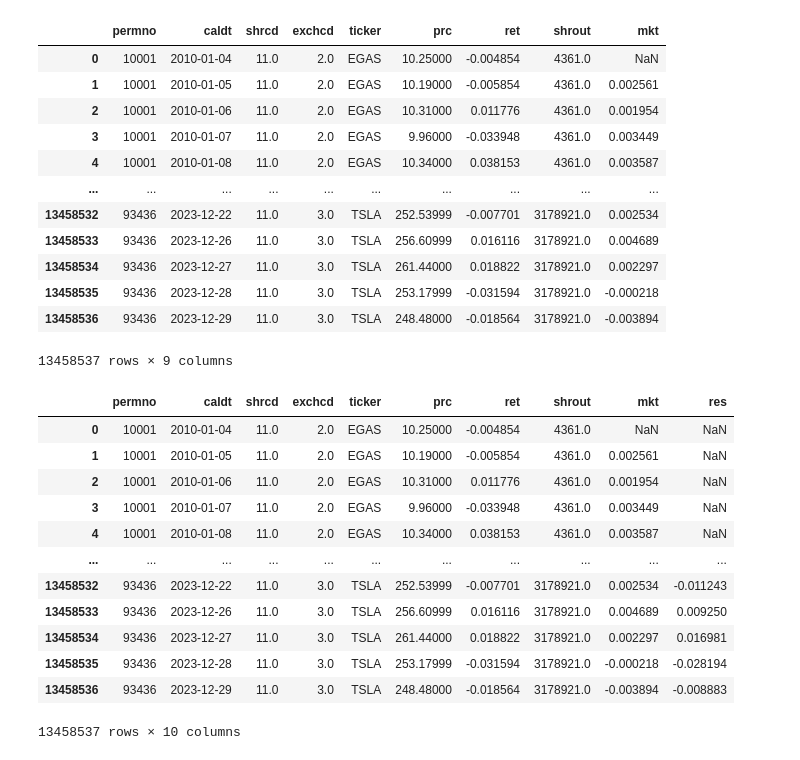
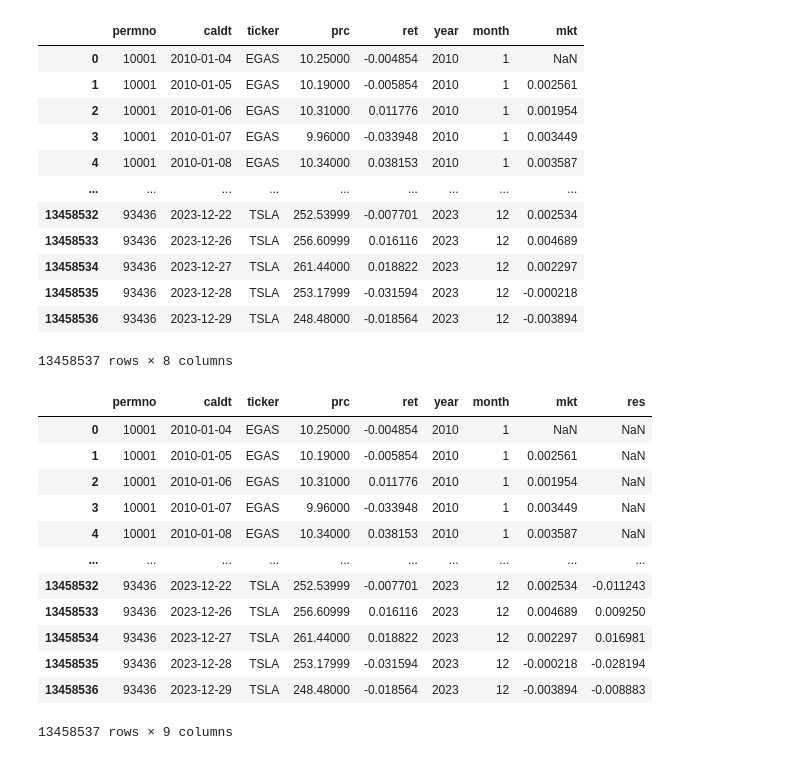
Before and after one commit to andrewhall1124/momentum, a Jupyter notebook: momentum_monthly_z.ipynb, the cells around one changed output. Saved outputs shown, nothing was run; the diff lists cells and outputs as text; code cells hidden in the pictures.

```diff
--- a/momentum_monthly_z.ipynb
+++ b/momentum_monthly_z.ipynb
@@ -6,28 +6,43 @@ import matplotlib.pyplot as plt
 import seaborn as sns
 from scipy.stats import zscore
 # %%
-# Read in and merge crsp daily and benchmark data
+# Read in crsp daily data
 df = pd.read_csv("subset.csv", index_col=0)
+
+# Drop columns
+df = df.drop(columns=['shrcd', 'exchcd', 'shrout'])
+
+# Clean date variables
+df['caldt'] = pd.to_datetime(df['caldt'])
+df['year'] = df['caldt'].dt.year
+df['month'] = df['caldt'].dt.month
+
+# Read in benchmark data
 bmk = pd.read_csv("bmk.csv")
+
+# Clean date variables
+bmk['caldt'] = pd.to_datetime(bmk['caldt'])
+
+# Merge
 df = df.merge(bmk, on='caldt', how='left')
 
-df = df.drop_duplicates()
+df = df.drop_duplicates().reset_index(drop=True)
 
 df
 # %% [output]
-|  | permno | caldt | shrcd | exchcd | ticker | prc | ret | shrout | mkt |
-| 0 | 10001 | 2010-01-04 | 11.0 | 2.0 | EGAS | 10.25000 | -0.004854 | 4361.0 | NaN |
-| 1 | 10001 | 2010-01-05 | 11.0 | 2.0 | EGAS | 10.19000 | -0.005854 | 4361.0 | 0.002561 |
-| 2 | 10001 | 2010-01-06 | 11.0 | 2.0 | EGAS | 10.31000 | 0.011776 | 4361.0 | 0.001954 |
-| 3 | 10001 | 2010-01-07 | 11.0 | 2.0 | EGAS | 9.96000 | -0.033948 | 4361.0 | 0.003449 |
-| 4 | 10001 | 2010-01-08 | 11.0 | 2.0 | EGAS | 10.34000 | 0.038153 | 4361.0 | 0.003587 |
-| ... | ... | ... | ... | ... | ... | ... | ... | ... | ... |
-| 13458532 | 93436 | 2023-12-22 | 11.0 | 3.0 | TSLA | 252.53999 | -0.007701 | 3178921.0 | 0.002534 |
-| 13458533 | 93436 | 2023-12-26 | 11.0 | 3.0 | TSLA | 256.60999 | 0.016116 | 3178921.0 | 0.004689 |
-| 13458534 | 93436 | 2023-12-27 | 11.0 | 3.0 | TSLA | 261.44000 | 0.018822 | 3178921.0 | 0.002297 |
-| 13458535 | 93436 | 2023-12-28 | 11.0 | 3.0 | TSLA | 253.17999 | -0.031594 | 3178921.0 | -0.000218 |
-| 13458536 | 93436 | 2023-12-29 | 11.0 | 3.0 | TSLA | 248.48000 | -0.018564 | 3178921.0 | -0.003894 |
+|  | permno | caldt | ticker | prc | ret | year | month | mkt |
+| 0 | 10001 | 2010-01-04 | EGAS | 10.25000 | -0.004854 | 2010 | 1 | NaN |
+| 1 | 10001 | 2010-01-05 | EGAS | 10.19000 | -0.005854 | 2010 | 1 | 0.002561 |
+| 2 | 10001 | 2010-01-06 | EGAS | 10.31000 | 0.011776 | 2010 | 1 | 0.001954 |
+| 3 | 10001 | 2010-01-07 | EGAS | 9.96000 | -0.033948 | 2010 | 1 | 0.003449 |
+| 4 | 10001 | 2010-01-08 | EGAS | 10.34000 | 0.038153 | 2010 | 1 | 0.003587 |
+| ... | ... | ... | ... | ... | ... | ... | ... | ... |
+| 13458532 | 93436 | 2023-12-22 | TSLA | 252.53999 | -0.007701 | 2023 | 12 | 0.002534 |
+| 13458533 | 93436 | 2023-12-26 | TSLA | 256.60999 | 0.016116 | 2023 | 12 | 0.004689 |
+| 13458534 | 93436 | 2023-12-27 | TSLA | 261.44000 | 0.018822 | 2023 | 12 | 0.002297 |
+| 13458535 | 93436 | 2023-12-28 | TSLA | 253.17999 | -0.031594 | 2023 | 12 | -0.000218 |
+| 13458536 | 93436 | 2023-12-29 | TSLA | 248.48000 | -0.018564 | 2023 | 12 | -0.003894 |
-13458537 rows × 9 columns
+13458537 rows × 8 columns
 # %%
 # Compute residuals to mkt factor (IWV daily returns)
 window = 20
@@ -55,16 +70,16 @@ df['res'] = residuals
 
 df
 # %% [output]
-|  | permno | caldt | shrcd | exchcd | ticker | prc | ret | shrout | mkt | res |
-| 0 | 10001 | 2010-01-04 | 11.0 | 2.0 | EGAS | 10.25000 | -0.004854 | 4361.0 | NaN | NaN |
-| 1 | 10001 | 2010-01-05 | 11.0 | 2.0 | EGAS | 10.19000 | -0.005854 | 4361.0 | 0.002561 | NaN |
-| 2 | 10001 | 2010-01-06 | 11.0 | 2.0 | EGAS | 10.31000 | 0.011776 | 4361.0 | 0.001954 | NaN |
-| 3 | 10001 | 2010-01-07 | 11.0 | 2.0 | EGAS | 9.96000 | -0.033948 | 4361.0 | 0.003449 | NaN |
-| 4 | 10001 | 2010-01-08 | 11.0 | 2.0 | EGAS | 10.34000 | 0.038153 | 4361.0 | 0.003587 | NaN |
-| ... | ... | ... | ... | ... | ... | ... | ... | ... | ... | ... |
-| 13458532 | 93436 | 2023-12-22 | 11.0 | 3.0 | TSLA | 252.53999 | -0.007701 | 3178921.0 | 0.002534 | -0.011243 |
-| 13458533 | 93436 | 2023-12-26 | 11.0 | 3.0 | TSLA | 256.60999 | 0.016116 | 3178921.0 | 0.004689 | 0.009250 |
-| 13458534 | 93436 | 2023-12-27 | 11.0 | 3.0 | TSLA | 261.44000 | 0.018822 | 3178921.0 | 0.002297 | 0.016981 |
-| 13458535 | 93436 | 2023-12-28 | 11.0 | 3.0 | TSLA | 253.17999 | -0.031594 | 3178921.0 | -0.000218 | -0.028194 |
-| 13458536 | 93436 | 2023-12-29 | 11.0 | 3.0 | TSLA | 248.48000 | -0.018564 | 3178921.0 | -0.003894 | -0.008883 |
+|  | permno | caldt | ticker | prc | ret | year | month | mkt | res |
+| 0 | 10001 | 2010-01-04 | EGAS | 10.25000 | -0.004854 | 2010 | 1 | NaN | NaN |
+| 1 | 10001 | 2010-01-05 | EGAS | 10.19000 | -0.005854 | 2010 | 1 | 0.002561 | NaN |
+| 2 | 10001 | 2010-01-06 | EGAS | 10.31000 | 0.011776 | 2010 | 1 | 0.001954 | NaN |
+| 3 | 10001 | 2010-01-07 | EGAS | 9.96000 | -0.033948 | 2010 | 1 | 0.003449 | NaN |
+| 4 | 10001 | 2010-01-08 | EGAS | 10.34000 | 0.038153 | 2010 | 1 | 0.003587 | NaN |
+| ... | ... | ... | ... | ... | ... | ... | ... | ... | ... |
+| 13458532 | 93436 | 2023-12-22 | TSLA | 252.53999 | -0.007701 | 2023 | 12 | 0.002534 | -0.011243 |
+| 13458533 | 93436 | 2023-12-26 | TSLA | 256.60999 | 0.016116 | 2023 | 12 | 0.004689 | 0.009250 |
+| 13458534 | 93436 | 2023-12-27 | TSLA | 261.44000 | 0.018822 | 2023 | 12 | 0.002297 | 0.016981 |
+| 13458535 | 93436 | 2023-12-28 | TSLA | 253.17999 | -0.031594 | 2023 | 12 | -0.000218 | -0.028194 |
+| 13458536 | 93436 | 2023-12-29 | TSLA | 248.48000 | -0.018564 | 2023 | 12 | -0.003894 | -0.008883 |
-13458537 rows × 10 columns
+13458537 rows × 9 columns
```
Also changed, not shown: parts of 4 cells of this notebook.
